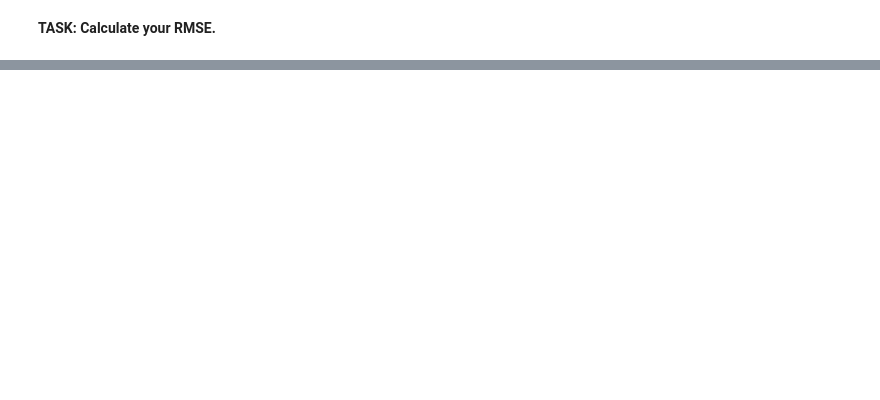
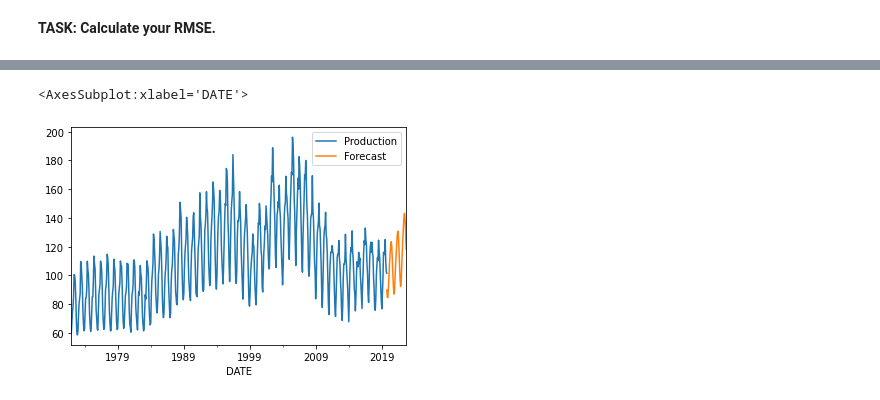
Before and after one commit to SimRey/Deep-Learning, a Jupyter notebook: Recurrent Neural Networks/TensorFlow/Exercise.ipynb, the cells around one changed output, grey strips where cells are left out. Cells and saved outputs as stored; diff of their text form; code cells hidden in the pictures; blank space fills up the shorter version.

```diff
--- a/Recurrent Neural Networks/TensorFlow/Exercise.ipynb
+++ b/Recurrent Neural Networks/TensorFlow/Exercise.ipynb
@@ -93,0 +227,5 @@ test_s = scaler.transform(test)
+# %%
+model.fit(
+    generator,
+    epochs=10
+)
@@ -93,0 +254,15 @@ test_s = scaler.transform(test)
+# %%
+forecast = []
+periods = 3*12
+
+first_eval_batch = data[-length:]
+current_batch = first_eval_batch.reshape((1, length, 1))
+
+for i in range(periods):
+
+    current_pred = model.predict(current_batch)[0]
+    forecast.append(current_pred)
+    current_batch = np.append(current_batch[:,1:,:],[[current_pred]],axis=1)
+
+
+true_predictions = scaler.inverse_transform(forecast)
@@ -93,0 +287,5 @@ test_s = scaler.transform(test)
+# %%
+forecast_index = pd.date_range(start=df.index[-1],periods=periods,freq='MS')
+# %%
+forecast_df = pd.DataFrame(data=true_predictions,index=forecast_index,
+                           columns=['Forecast'])
@@ -93,0 +299,6 @@ test_s = scaler.transform(test)
+# %%
+ax = df.plot()
+forecast_df.plot(ax=ax)
+# %% [output]
+<AxesSubplot:xlabel='DATE'>
+[figure, added]
```
Also changed, not shown: parts of 30 cells of this notebook.
